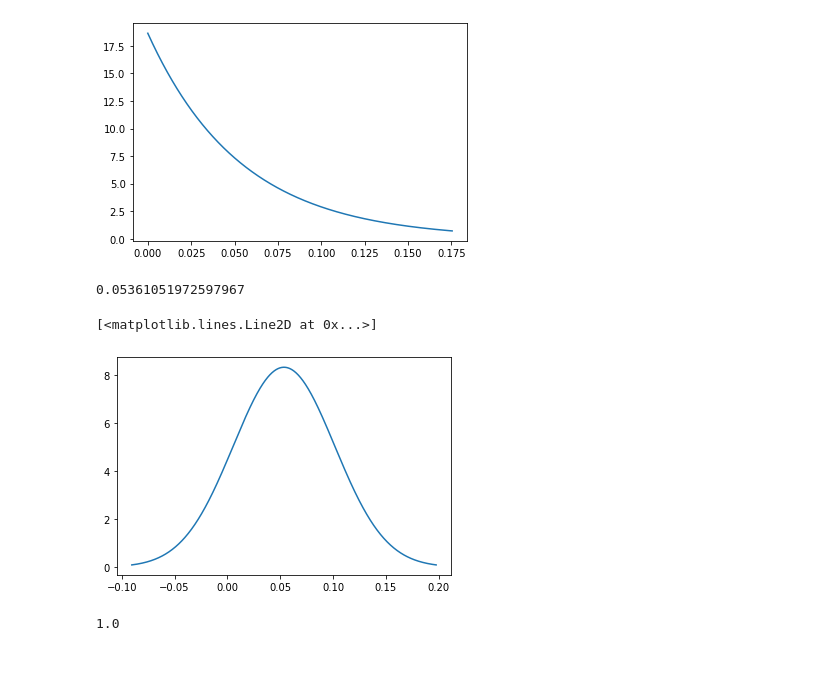
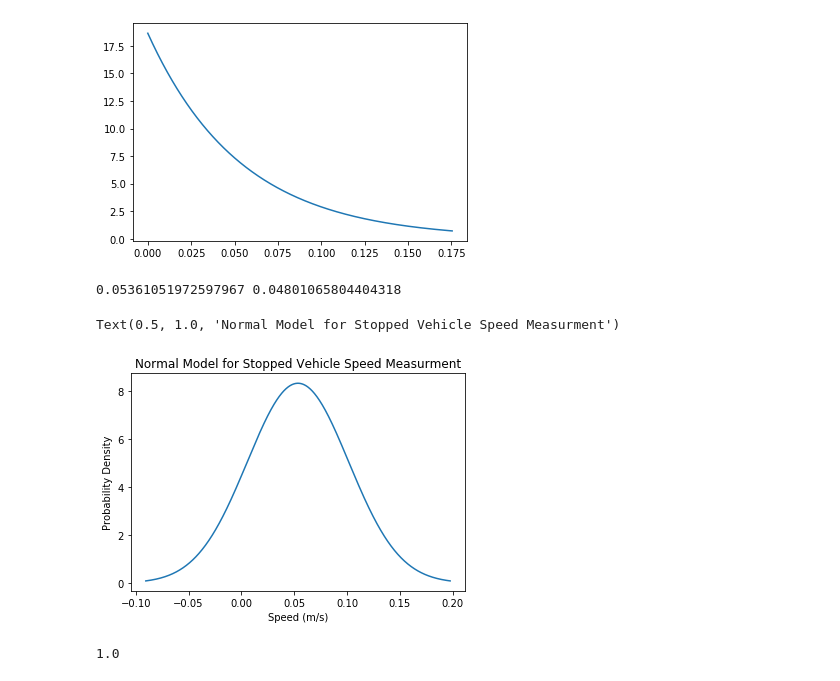
Before and after one commit to clylau/E205_HW2, a Jupyter notebook: hw2.ipynb, the cells around one changed output. Drawn from its saved outputs; the diff is of its cells as text; code cells hidden in the pictures.

Commit message:
added labels to plots, etc

```diff
--- a/hw2.ipynb
+++ b/hw2.ipynb
@@ -358,15 +358,18 @@ plt.plot(s, stats.expon.pdf(s, 0, 1/lambd))
 # %%
 mean_stopped = np.mean(speed_v4)
 std_stopped = np.std(speed_v4)
-mean_stopped
+print(mean_stopped, std_stopped)
 # %% [output]
-0.05361051972597967
+0.05361051972597967 0.04801065804404318
 # %%
 x = np.linspace(-3*std_stopped + mean_stopped, 3*std_stopped + mean_stopped, 1000)
 plt.plot(x, stats.norm.pdf(x, mean_stopped, std_stopped))
+plt.xlabel("Speed (m/s)")
+plt.ylabel("Probability Density")
+plt.title("Normal Model for Stopped Vehicle Speed Measurment")
 # %% [output]
-[<matplotlib.lines.Line2D at 0x...>]
+Text(0.5, 1.0, 'Normal Model for Stopped Vehicle Speed Measurment')
-[figure, old version]
+[figure, new version]
 # %%
 pos_area = stats.norm.cdf(0.3, mean_stopped, std_stopped) - stats.norm.cdf(0, mean_stopped, std_stopped)
 scale = 1/pos_area
```
Also changed, not shown: parts of 11 cells of this notebook.
